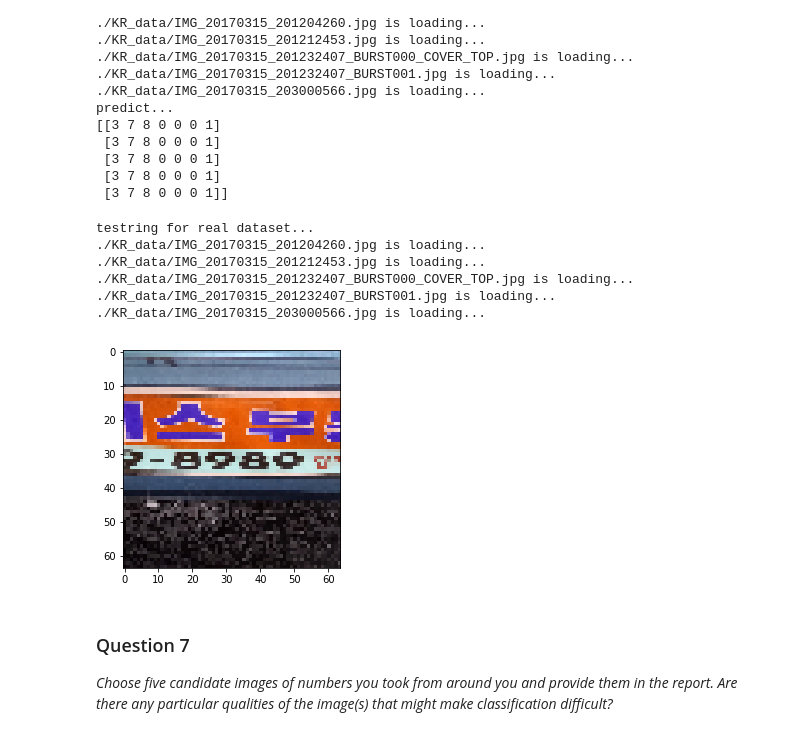
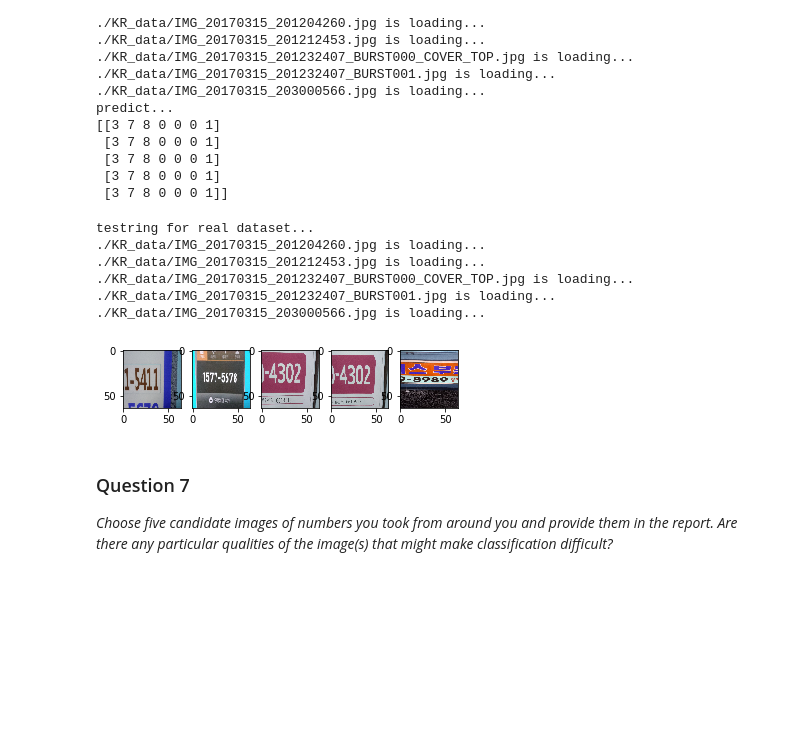
Before and after one commit to ibunny01/MLND, a Jupyter notebook: MLND-DP-Digit-Recognition/digit_recognition.ipynb, the cells around one changed output. Cells and saved outputs as stored; diff of their text form; code cells hidden in the pictures; blank space fills up the shorter version.

```diff
--- a/MLND-DP-Digit-Recognition/digit_recognition.ipynb
+++ b/MLND-DP-Digit-Recognition/digit_recognition.ipynb
@@ -2241,35 +2250,36 @@ class ImageProcess(object):
             cv2.waitKey(0)
 
         return img_scaled
 
 
 def main():
     ip = ImageProcess()
     # ip.captureVideo()
     _log('testring for real dataset...')
     fname_list = [
         os.path.join('./KR_data', 'IMG_20170315_201204260.jpg'),
         os.path.join('./KR_data', 'IMG_20170315_201212453.jpg'),
         os.path.join('./KR_data', 'IMG_20170315_201232407_BURST000_COVER_TOP.jpg'),
         os.path.join('./KR_data', 'IMG_20170315_201232407_BURST001.jpg'),
         os.path.join('./KR_data', 'IMG_20170315_203000566.jpg'),
     ]
 
-    for fname in fname_list:
+    for i, fname in enumerate(fname_list):
+        plt.subplot(1, 5, i+1)
         img = ip.processImage(fname)
         plt.imshow(img)
 
 
 if __name__ == '__main__':
     main()
 # %% [output]
 testring for real dataset...
 ./KR_data/IMG_20170315_201204260.jpg is loading...
 ./KR_data/IMG_20170315_201212453.jpg is loading...
 ./KR_data/IMG_20170315_201232407_BURST000_COVER_TOP.jpg is loading...
 ./KR_data/IMG_20170315_201232407_BURST001.jpg is loading...
 ./KR_data/IMG_20170315_203000566.jpg is loading...
-[figure, old version]
+[figure, new version]
 # %% [markdown]
 ### Question 7
 _Choose five candidate images of numbers you took from around you and provide them in the report. Are there any particular qualities of the image(s) that might make classification difficult?_
```
Also changed, not shown: parts of 5 cells of this notebook, 6 other files.
